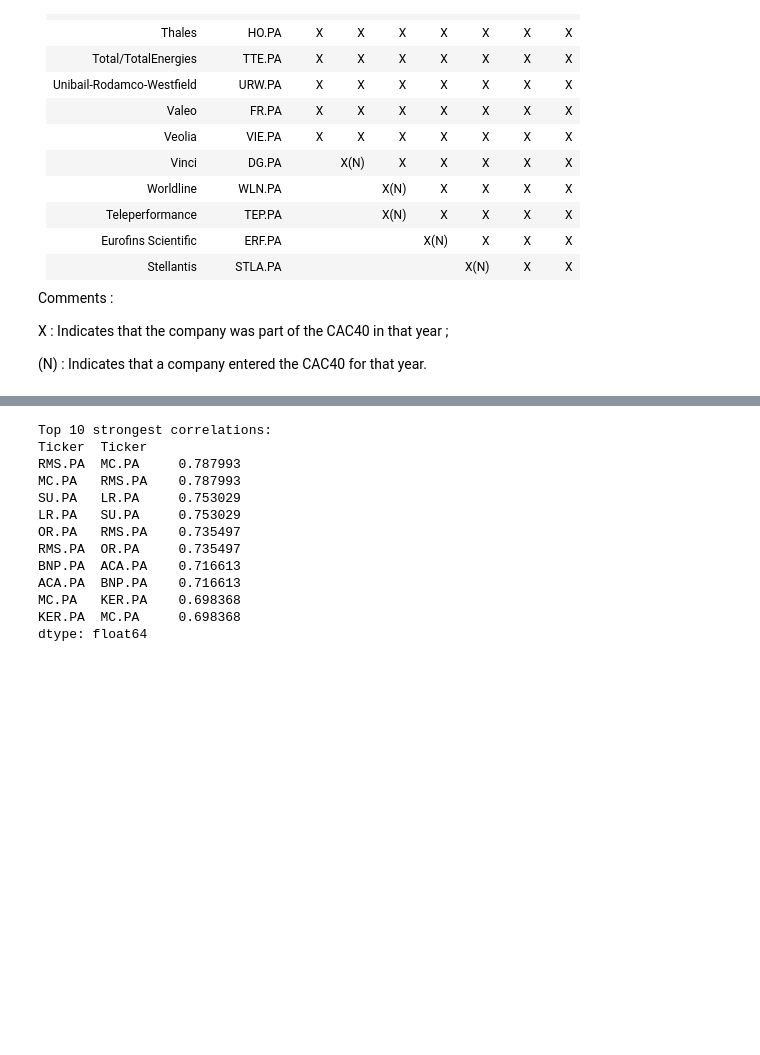
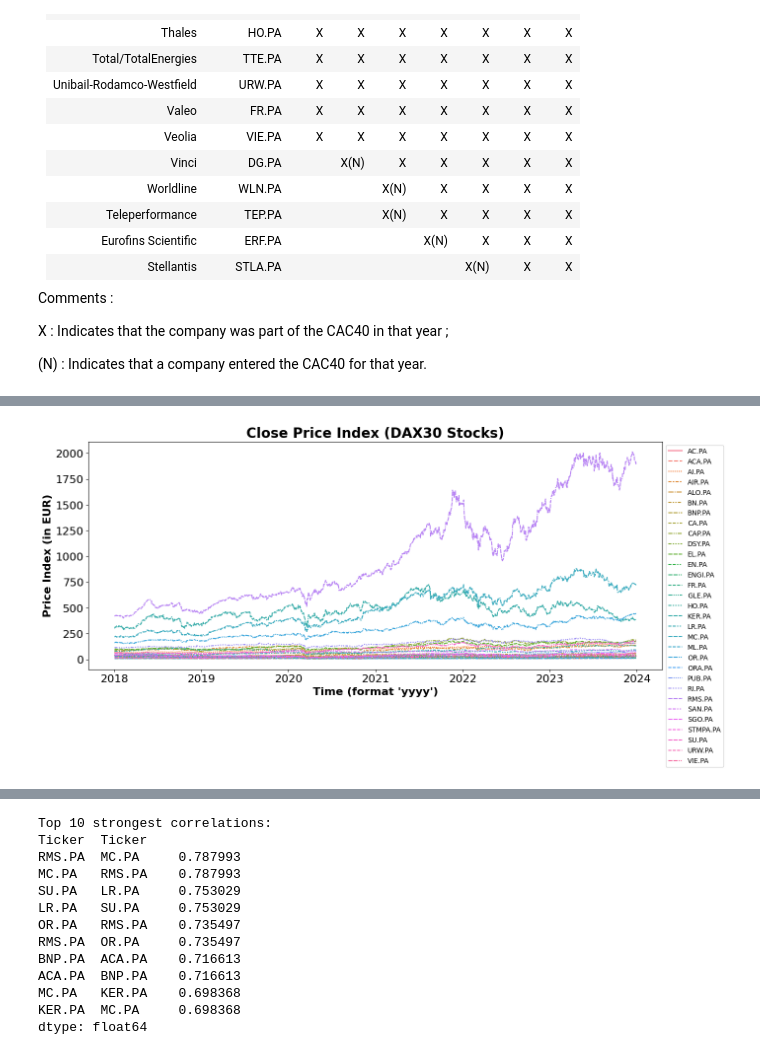
Before and after one commit to AntoineBuffandeau/Data_analysis_on_stocks, a Jupyter notebook: data_related_inn_fin.ipynb, the cells around one changed output, grey strips where cells are left out. Cells and saved outputs as stored; diff of their text form; code cells hidden in the pictures; blank space fills up the shorter version.

```diff
--- a/data_related_inn_fin.ipynb
+++ b/data_related_inn_fin.ipynb
@@ -61,6 +61,42 @@ def stronger_corr(matrix):
     top_10_correlations = sorted_corr_pairs.head(10)
     print("Top 10 strongest correlations:")
     print(top_10_correlations)
+# %%
+def plot_times_series(matrix):
+    # Plot the close prices:
+    # Line plot
+    fig, ax = plt.subplots(figsize=(15, 6))
+    sns.lineplot(matrix)
+
+    # Formatting
+    ax.set_title('Close Price Index (DAX30 Stocks)', fontsize = 20, loc='center', fontdict=dict(weight='bold'))
+    ax.set_xlabel('Time (format \'yyyy\')', fontsize = 16, fontdict=dict(weight='bold'))
+    ax.set_ylabel('Price Index (in EUR)', fontsize = 16, fontdict=dict(weight='bold'))
+
+    # Adjusting tick label sizes for better readability
+    plt.tick_params(axis='y', which='major', labelsize=16)
+    plt.tick_params(axis='x', which='major', labelsize=16)
+    ax.get_legend().set_visible(True)
+    plt.legend(loc = "upper left", bbox_to_anchor=(1, 1))
+    plt.show()
+
+def trading_volumes(matrix):
+    # Plot the trading volumes:
+    # Line plot
+    fig, ax = plt.subplots(figsize=(15, 6))
+    sns.lineplot(matrix)
+
+    # Formatting
+    ax.set_title('Trading Volume (DAX30 Stocks)', fontsize = 20, loc='center', fontdict=dict(weight='bold'))
+    ax.set_xlabel('Time', fontsize = 16, fontdict=dict(weight='bold'))
+    ax.set_ylabel('Trading Volume', fontsize = 16, fontdict=dict(weight='bold'))
+
+    # Adjusting tick label sizes for better readability
+    plt.tick_params(axis='y', which='major', labelsize=16)
+    plt.tick_params(axis='x', which='major', labelsize=16)
+    ax.get_legend().set_visible(True)
+    plt.legend(loc = "upper left", bbox_to_anchor=(1, 1))
+    plt.show()
 # %% [markdown]
 <a id="3"></a>
 # <div style= "font-family: Cambria; font-weight:bold; letter-spacing: 0px; color:#ffffff; font-size:120%; text-align:left;padding:3.0px; background: #003380; border-bottom: 10px solid #80ffff">Network Analysis of Stocks<br></div>
@@ -185,0 +252,4 @@ Date
+# %%
+plot_times_series(data['Adj Close'])
+# %% [output]
+[figure, added]
```
Also changed, not shown: parts of 9 cells of this notebook.
